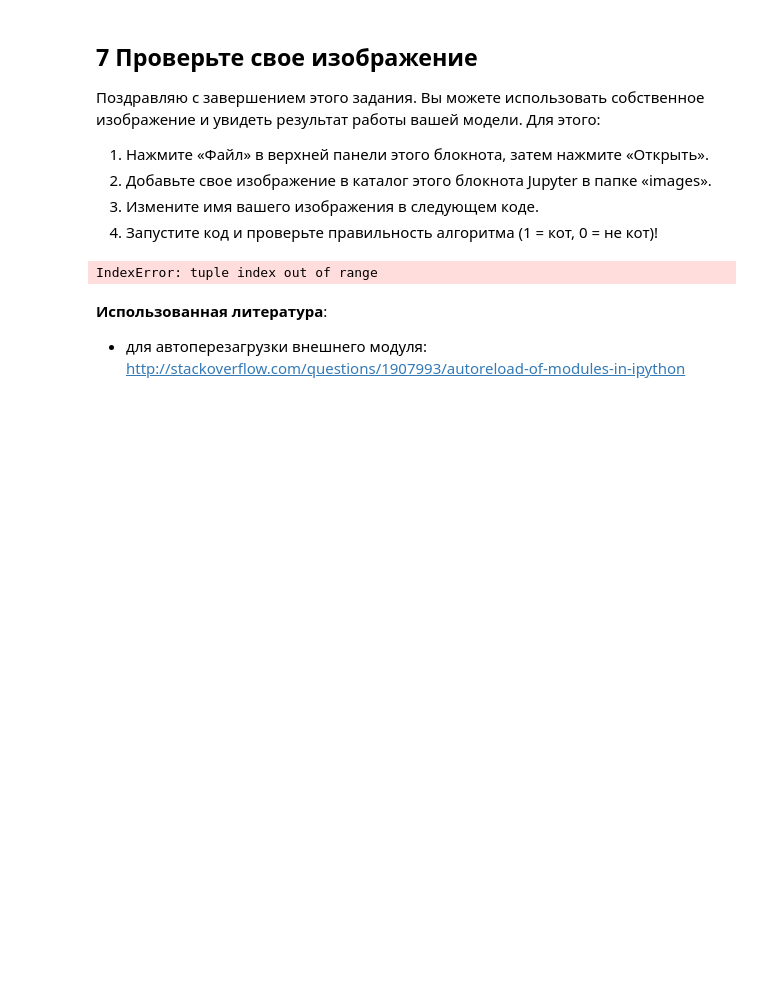
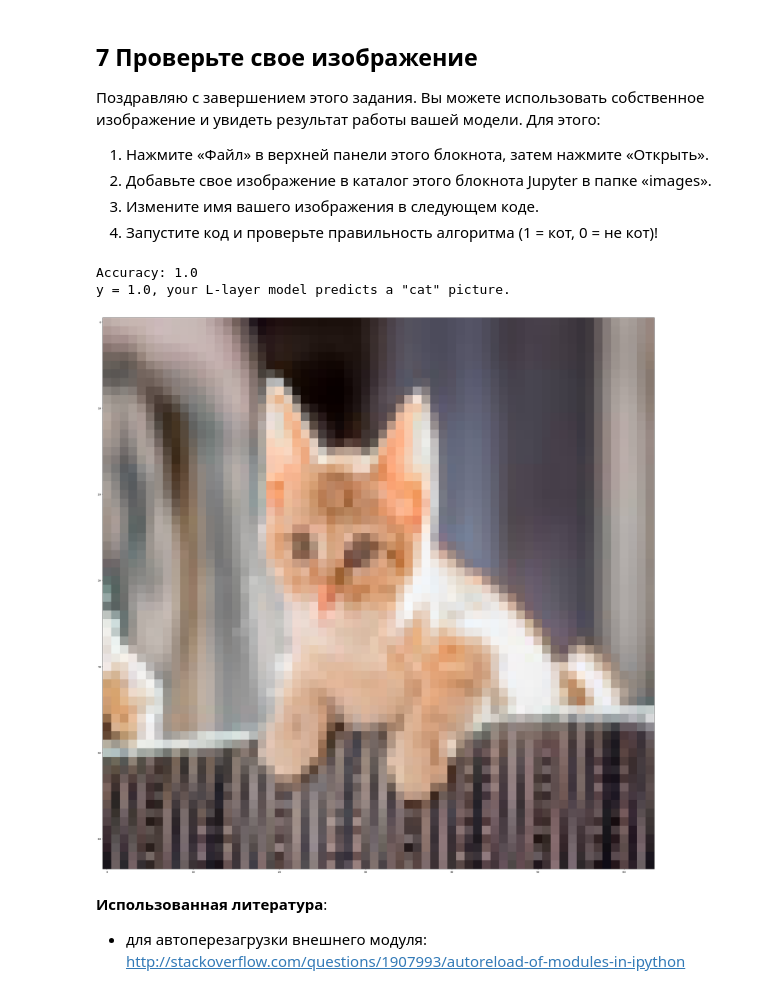
Before and after one commit to AishaKin/ML_autumn_2024, a Jupyter notebook: HW6/2.Deep_Neural_Network_Application.ipynb, the cells around one changed output. Saved outputs shown, nothing was run; the diff lists cells and outputs as text; code cells hidden in the pictures; blank space fills up the shorter version.

```diff
--- a/HW6/2.Deep_Neural_Network_Application.ipynb
+++ b/HW6/2.Deep_Neural_Network_Application.ipynb
@@ -919,21 +546,28 @@ print_mislabeled_images(classes, test_x, test_y, pred_test)
  4. Запустите код и проверьте правильность алгоритма (1 = кот, 0 = не кот)!
 # %%
 from PIL import Image
+
 ## START CODE HERE ##
-my_image = "my_image.jpg" # change this to the name of your image file
-my_label_y = [1] # the true class of your image (1 -> cat, 0 -> non-cat)
+my_image = "MY_image.jpeg"  # change this to the name of your image file
+my_label_y = [1]           # the true class of your image (1 -> cat, 0 -> non-cat)
 ## END CODE HERE ##
 
 fname = "images/" + my_image
 image = Image.open(fname).resize((num_px, num_px))
 my_image = np.asarray(image).flatten()
-my_image = my_image/255.
+my_image = my_image / 255.
+my_image = my_image.reshape((-1, 1))  # Добавление оси для правильной формы (num_features, num_examples)
+
 my_predicted_image = predict(my_image, my_label_y, parameters)
 
 plt.imshow(image)
-print ("y = " + str(np.squeeze(my_predicted_image)) + ", your L-layer model predicts a \"" + classes[int(np.squeeze(my_predicted_image)),].decode("utf-8") +  "\" picture.")
+print("y = " + str(np.squeeze(my_predicted_image)) +
+      ", your L-layer model predicts a \"" +
+      classes[int(np.squeeze(my_predicted_image)),].decode("utf-8") + "\" picture.")
 # %% [output]
-IndexError: tuple index out of range
+Accuracy: 1.0
+y = 1.0, your L-layer model predicts a "cat" picture.
+[figure, added]
 # %% [markdown]
 **Использованная литература**:
 
```
Also changed, not shown: parts of 17 cells of this notebook.
